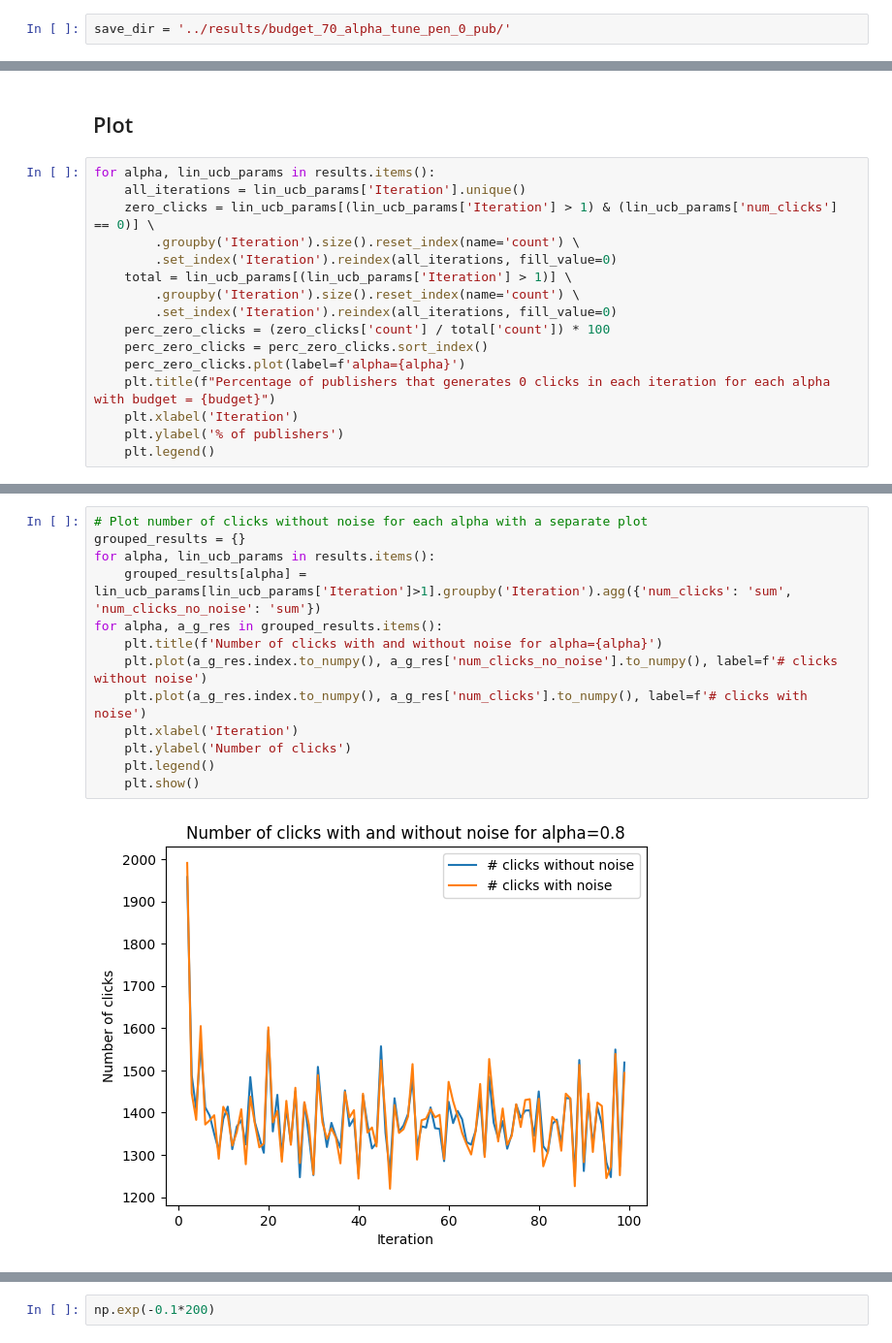
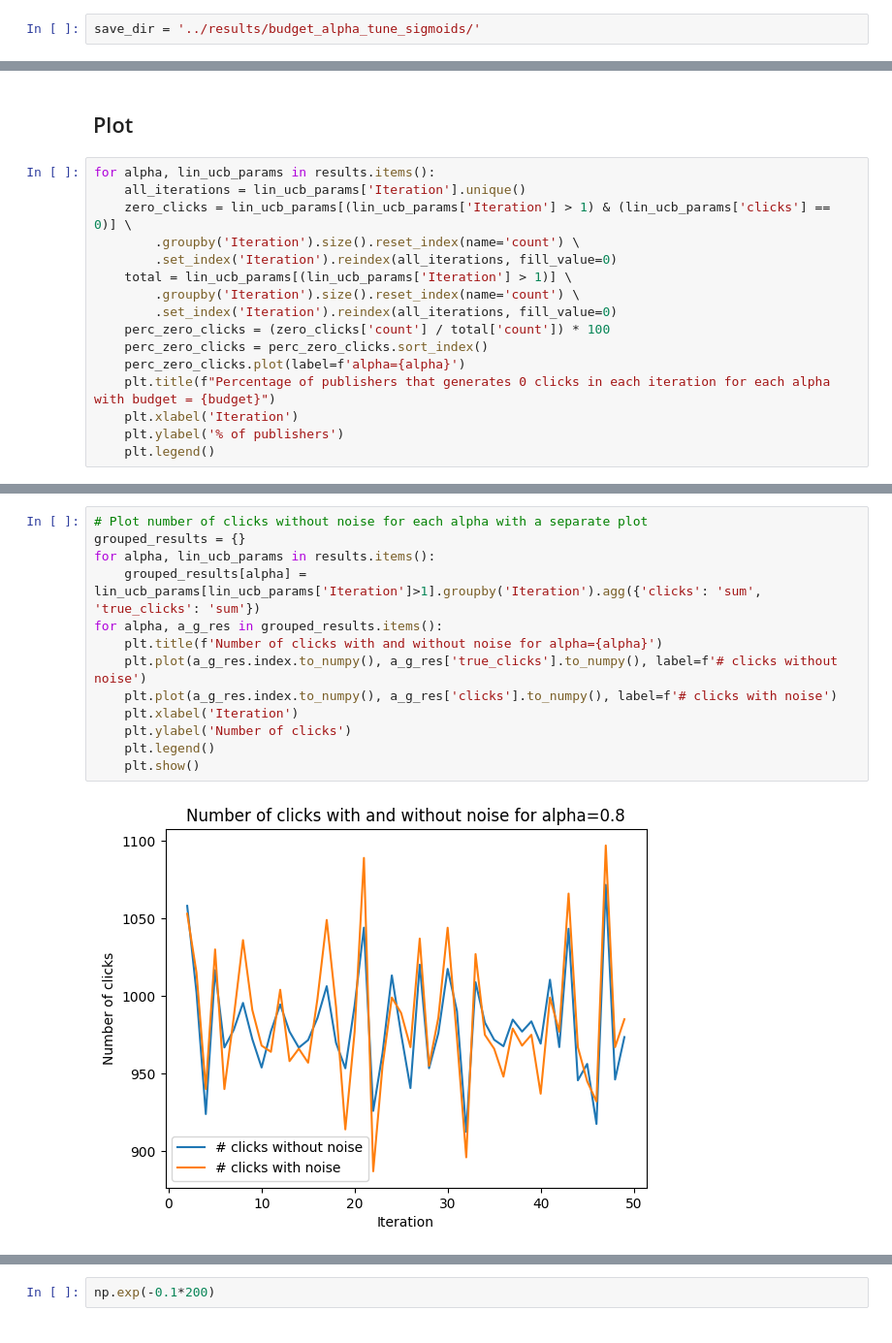
Before and after one commit to GiovanniChiurco/auction-gym, a Jupyter notebook: notebooks/perc_0_pub_per_alpha_budget.ipynb, the cells around one changed output, grey strips where cells are left out. Shown at 97% size. Cells and saved outputs as stored; diff of their text form.

```diff
--- a/notebooks/perc_0_pub_per_alpha_budget.ipynb
+++ b/notebooks/perc_0_pub_per_alpha_budget.ipynb
@@ -10,5 +10,5 @@ budget = 70
 # %%
-save_dir = '../results/budget_70_alpha_tune_pen_0_pub/'
+save_dir = '../results/budget_alpha_tune_sigmoids/'
 # %%
 files_to_read = [file for file in os.listdir(save_dir) if file.startswith(f'agent_stats_budget_{budget}_')]
 # %%
@@ -21,7 +21,7 @@ for file in files_to_read:
 # %%
 for alpha, lin_ucb_params in results.items():
     all_iterations = lin_ucb_params['Iteration'].unique()
-    zero_clicks = lin_ucb_params[(lin_ucb_params['Iteration'] > 1) & (lin_ucb_params['num_clicks'] == 0)] \
+    zero_clicks = lin_ucb_params[(lin_ucb_params['Iteration'] > 1) & (lin_ucb_params['clicks'] == 0)] \
         .groupby('Iteration').size().reset_index(name='count') \
         .set_index('Iteration').reindex(all_iterations, fill_value=0)
     total = lin_ucb_params[(lin_ucb_params['Iteration'] > 1)] \
@@ -39,15 +39,15 @@ for alpha, lin_ucb_params in results.items():
 # %%
 # Plot number of clicks without noise for each alpha with a separate plot
 grouped_results = {}
 for alpha, lin_ucb_params in results.items():
-    grouped_results[alpha] = lin_ucb_params[lin_ucb_params['Iteration']>1].groupby('Iteration').agg({'num_clicks': 'sum', 'num_clicks_no_noise': 'sum'})
+    grouped_results[alpha] = lin_ucb_params[lin_ucb_params['Iteration']>1].groupby('Iteration').agg({'clicks': 'sum', 'true_clicks': 'sum'})
 for alpha, a_g_res in grouped_results.items():
     plt.title(f'Number of clicks with and without noise for alpha={alpha}')
-    plt.plot(a_g_res.index.to_numpy(), a_g_res['num_clicks_no_noise'].to_numpy(), label=f'# clicks without noise')
-    plt.plot(a_g_res.index.to_numpy(), a_g_res['num_clicks'].to_numpy(), label=f'# clicks with noise')
+    plt.plot(a_g_res.index.to_numpy(), a_g_res['true_clicks'].to_numpy(), label=f'# clicks without noise')
+    plt.plot(a_g_res.index.to_numpy(), a_g_res['clicks'].to_numpy(), label=f'# clicks with noise')
     plt.xlabel('Iteration')
     plt.ylabel('Number of clicks')
     plt.legend()
     plt.show()
 # %% [output]
-[figure, old version]
+[figure, new version]
```
Also changed, not shown: parts of 6 cells of this notebook, 21 other files.
